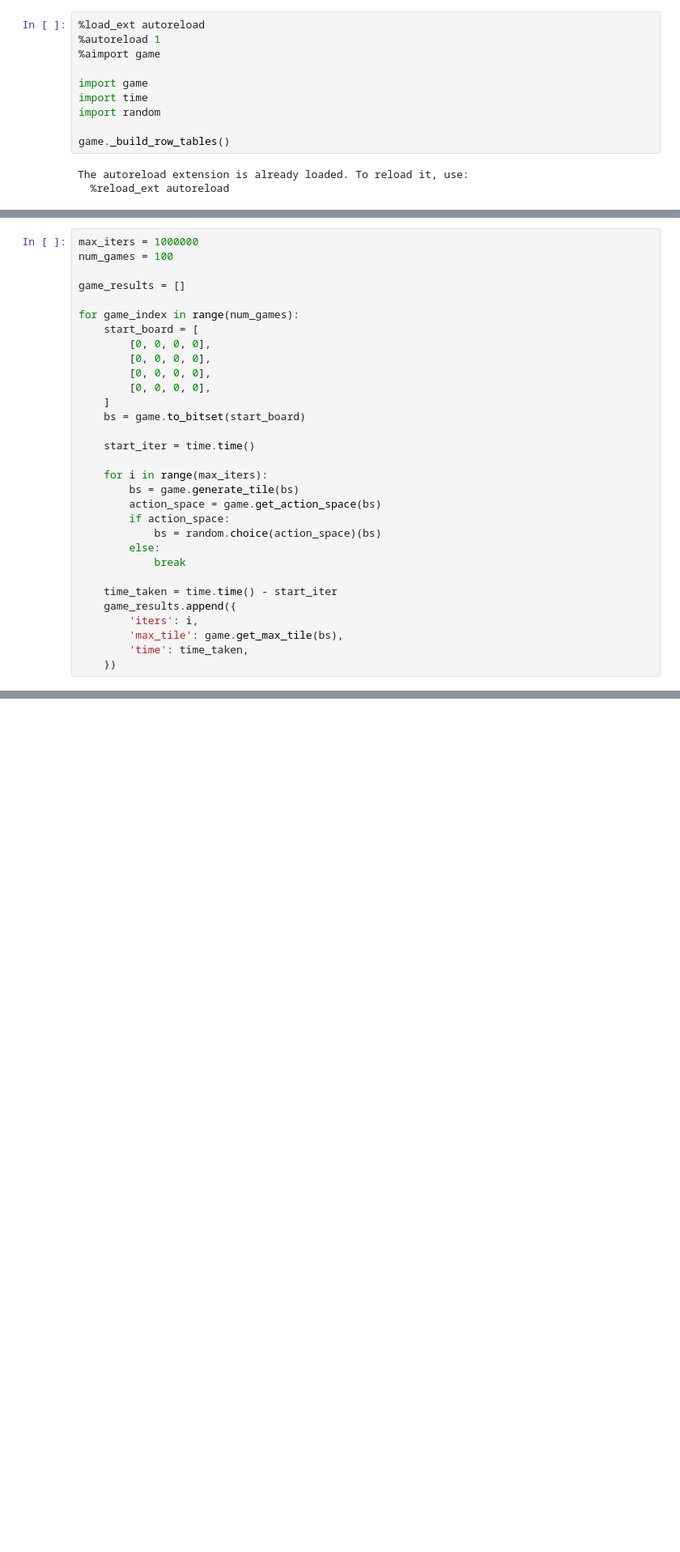
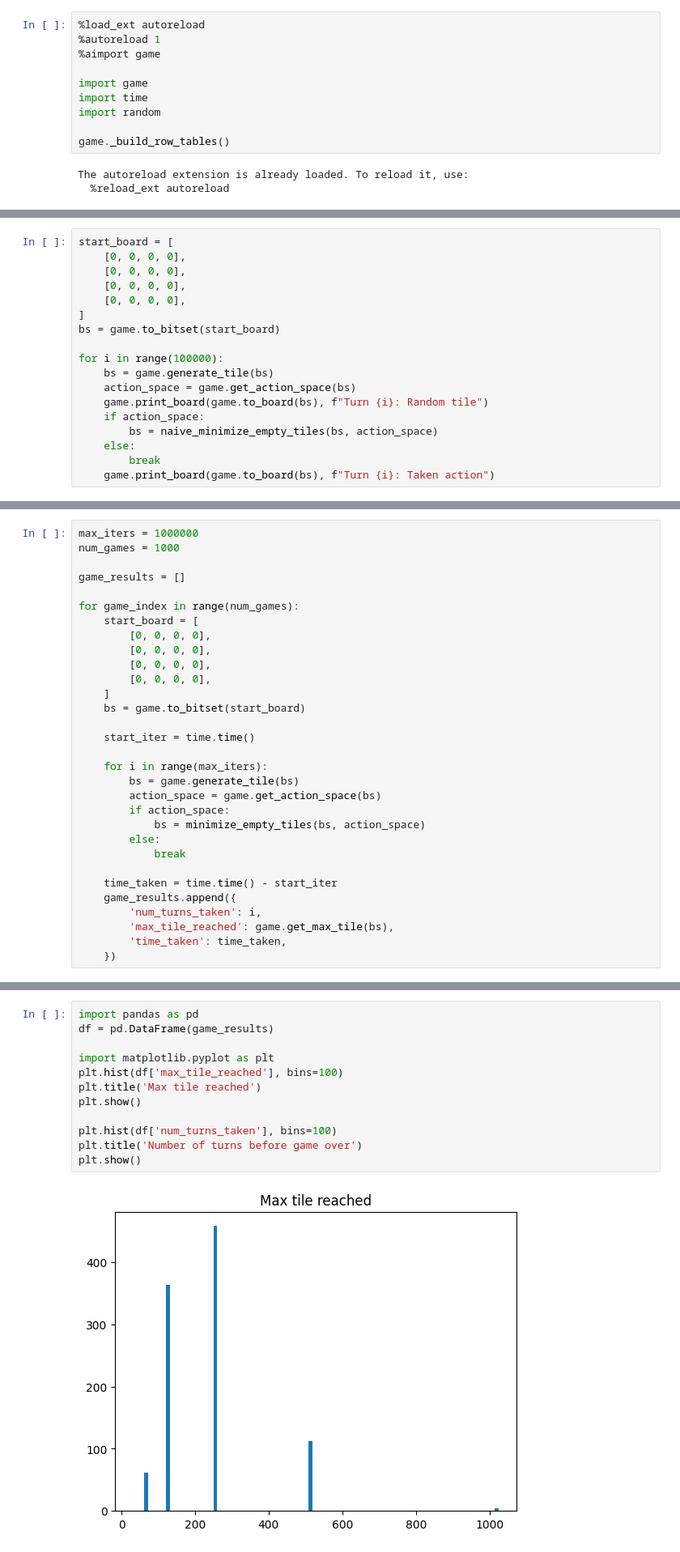
Before and after one commit to shotnothing/2048-solvers, a Jupyter notebook: solvers/jw/test.ipynb, the cells around one changed output, grey strips where cells are left out. Shown at 81% size. Cells and saved outputs as stored; diff of their text form; blank space fills up the shorter version.

```diff
--- a/solvers/jw/test.ipynb
+++ b/solvers/jw/test.ipynb
@@ -13,0 +23,18 @@ The autoreload extension is already loaded. To reload it, use:
+# %%
+start_board = [
+    [0, 0, 0, 0],
+    [0, 0, 0, 0],
+    [0, 0, 0, 0],
+    [0, 0, 0, 0],
+]
+bs = game.to_bitset(start_board)
+
+for i in range(100000):
+    bs = game.generate_tile(bs)
+    action_space = game.get_action_space(bs)
+    game.print_board(game.to_board(bs), f"Turn {i}: Random tile")
+    if action_space:
+        bs = naive_minimize_empty_tiles(bs, action_space)
+    else:
+        break
+    game.print_board(game.to_board(bs), f"Turn {i}: Taken action")
@@ -14,6 +59,6 @@ The autoreload extension is already loaded. To reload it, use:
 # %%
 max_iters = 1000000
-num_games = 100
+num_games = 1000
 
 game_results = []
 
@@ -32,13 +77,13 @@ for game_index in range(num_games):
         bs = game.generate_tile(bs)
         action_space = game.get_action_space(bs)
         if action_space:
-            bs = random.choice(action_space)(bs)
+            bs = minimize_empty_tiles(bs, action_space)
         else:
             break
 
     time_taken = time.time() - start_iter
     game_results.append({
-        'iters': i,
-        'max_tile': game.get_max_tile(bs),
-        'time': time_taken,
+        'num_turns_taken': i,
+        'max_tile_reached': game.get_max_tile(bs),
+        'time_taken': time_taken,
     })
@@ -52,0 +116,14 @@ Average max tile: 104.32
+# %%
+import pandas as pd
+df = pd.DataFrame(game_results)
+
+import matplotlib.pyplot as plt
+plt.hist(df['max_tile_reached'], bins=100)
+plt.title('Max tile reached')
+plt.show()
+
+plt.hist(df['num_turns_taken'], bins=100)
+plt.title('Number of turns before game over')
+plt.show()
+# %% [output]
+[figure, added]
```
Also changed, not shown: parts of 5 cells of this notebook, 2 other files.
